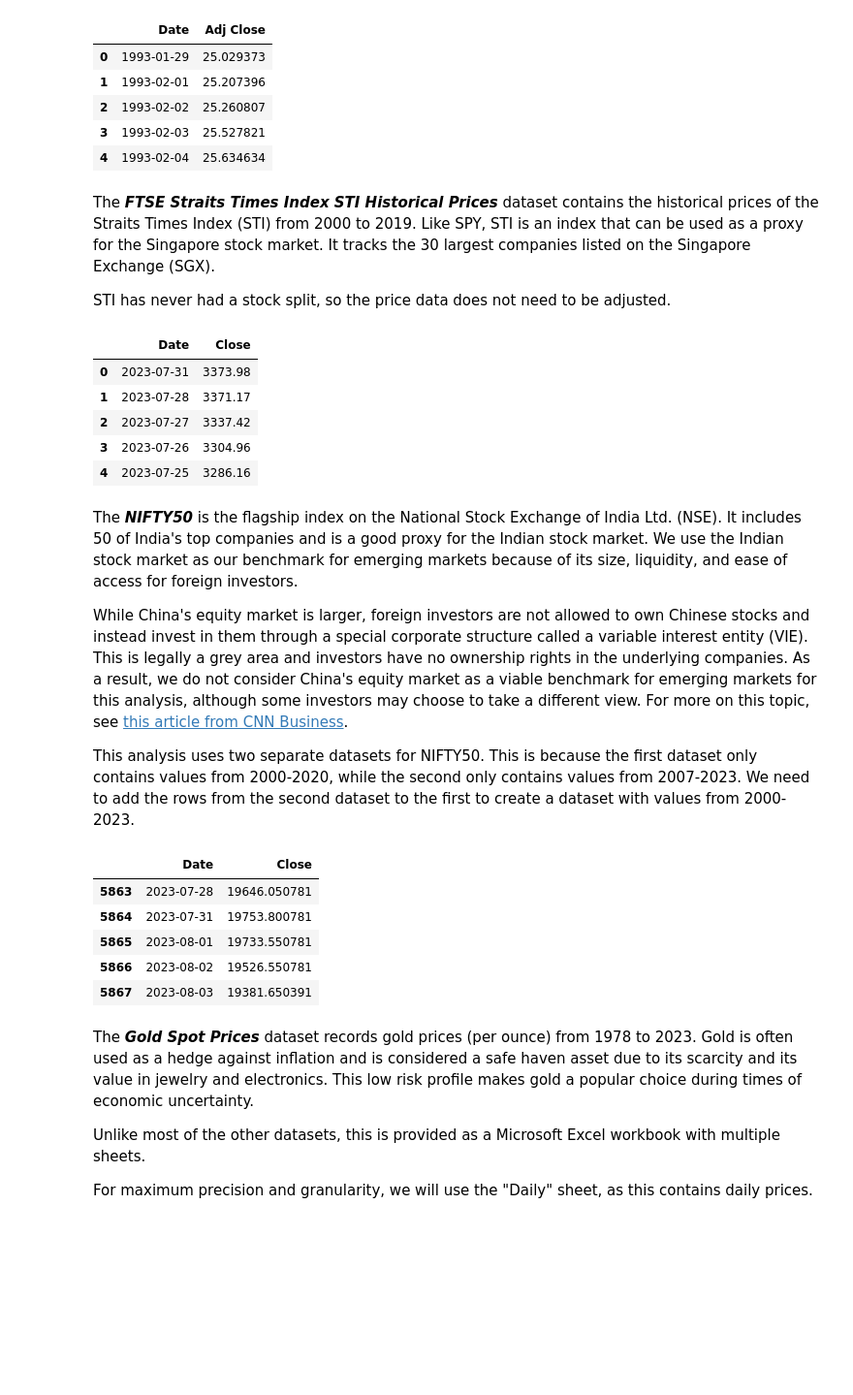
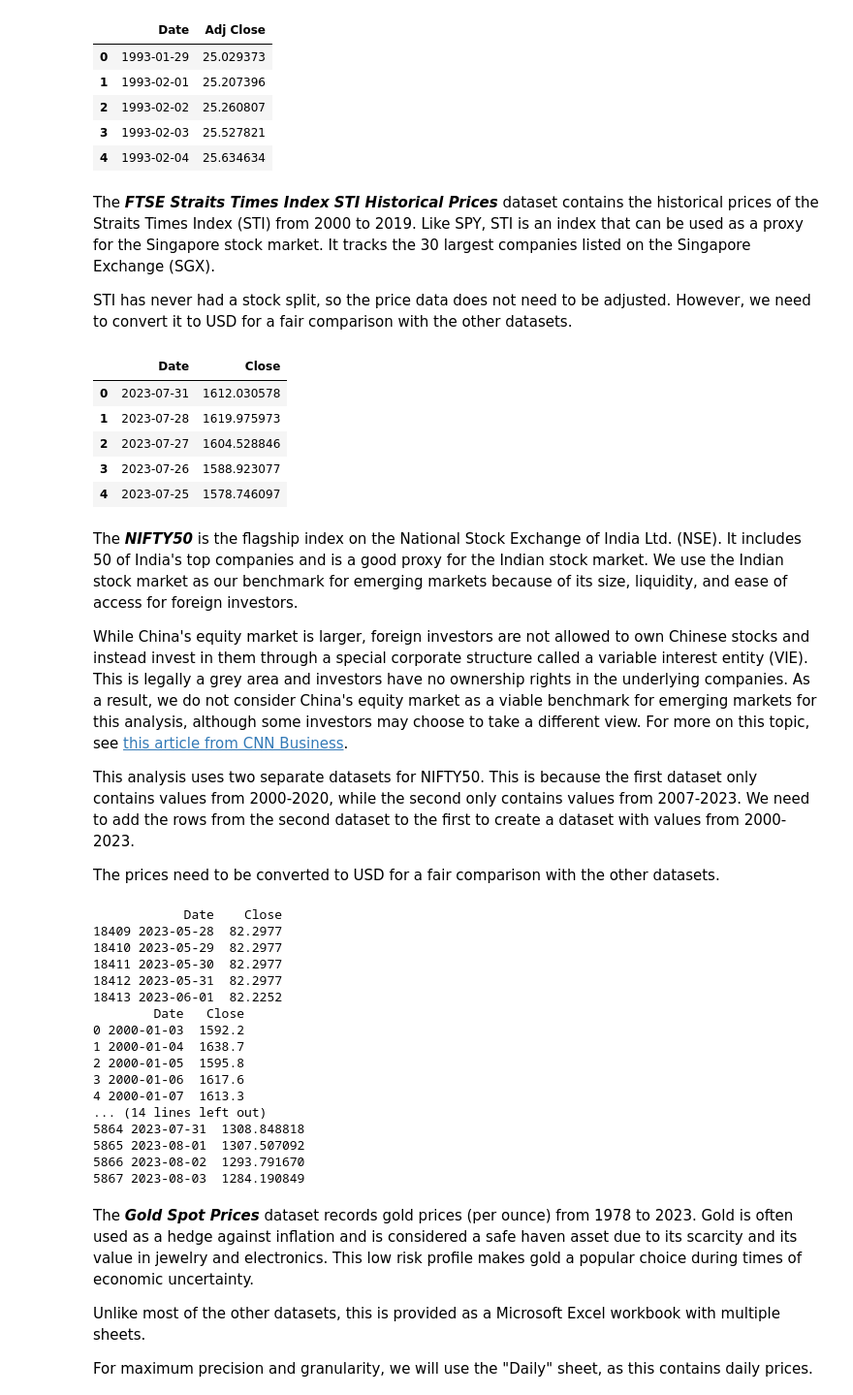
Before and after one commit to ConfuseIous/PDS-CA2, a Jupyter notebook: Main.ipynb, the cells around one changed output. Shown at 97% size. Drawn from its saved outputs; the diff is of its cells as text; code cells hidden in the pictures; blank space fills up the shorter version.

```diff
--- a/Main.ipynb
+++ b/Main.ipynb
@@ -69,0 +68,8 @@ usd_inr = pd.read_csv('data/EXINUS.csv', parse_dates=True)
+# %%
+usd_sgd = pd.read_csv('data/DEXSIUS.csv', parse_dates=True)
+usd_sgd.columns = ['Date', 'Close']
+# Some values of Close are ".", so we need to convert them to NaN
+usd_sgd['Close'] = usd_sgd['Close'].replace('.', np.nan)
+usd_sgd['Close'] = usd_sgd['Close'].fillna(method='ffill') # Forward fill the NaN values
+usd_sgd['Close'] = usd_sgd['Close'].astype(float) # Convert Close to float
+usd_sgd.tail()
@@ -89,28 +121,35 @@ data.spy_data.head()
 # %% [markdown]
 The ***FTSE Straits Times Index STI Historical Prices*** dataset contains the historical prices of the Straits Times Index (STI) from 2000 to 2019. Like SPY, STI is an index that can be used as a proxy for the Singapore stock market. It tracks the 30 largest companies listed on the Singapore Exchange (SGX).
 
-STI has never had a stock split, so the price data does not need to be adjusted.
+STI has never had a stock split, so the price data does not need to be adjusted. However, we need to convert it to USD for a fair comparison with the other datasets.
 # %%
 sti_data = pd.read_csv('data/STI.csv')
 sti_data = sti_data[['Date', ' Close']]
+sti_data.columns = ['Date', 'Close']
+
 # Date is formatted as mm/dd/yy, convert to datetime
 sti_data['Date'] = pd.to_datetime(sti_data['Date'], format='%m/%d/%y')
 
+# Convert to USD
+sti_data['Close'] = sti_data['Close'] / usd_sgd['Close']
+
 data.sti_data = sti_data
 data.sti_data.head()
 # %% [output]
 |  | Date | Close |
-| 0 | 2023-07-31 | 3373.98 |
-| 1 | 2023-07-28 | 3371.17 |
-| 2 | 2023-07-27 | 3337.42 |
-| 3 | 2023-07-26 | 3304.96 |
-| 4 | 2023-07-25 | 3286.16 |
+| 0 | 2023-07-31 | 1612.030578 |
+| 1 | 2023-07-28 | 1619.975973 |
+| 2 | 2023-07-27 | 1604.528846 |
+| 3 | 2023-07-26 | 1588.923077 |
+| 4 | 2023-07-25 | 1578.746097 |
 # %% [markdown]
 The ***NIFTY50*** is the flagship index on the National Stock Exchange of India Ltd. (NSE). It includes 50 of India's top companies and is a good proxy for the Indian stock market. We use the Indian stock market as our benchmark for emerging markets because of its size, liquidity, and ease of access for foreign investors.
 
 While China's equity market is larger, foreign investors are not allowed to own Chinese stocks and instead invest in them through a special corporate structure called a variable interest entity (VIE). This is legally a grey area and investors have no ownership rights in the underlying companies. As a result, we do not consider China's equity market as a viable benchmark for emerging markets for this analysis, although some investors may choose to take a different view. For more on this topic, see [this article from CNN Business](https://edition.cnn.com/2021/08/08/investing/stocks-week-ahead/index.html).
 
 This analysis uses two separate datasets for NIFTY50. This is because the first dataset only contains values from 2000-2020, while the second only contains values from 2007-2023. We need to add the rows from the second dataset to the first to create a dataset with values from 2000-2023.
+
+The prices need to be converted to USD for a fair comparison with the other datasets.
 # %%
 nifty_data = pd.read_csv('data/NIFTY50.csv')
 nifty_data = nifty_data[['Date', 'Close']]
@@ -124,22 +163,42 @@ nifty_data = pd.read_csv('data/^NSEI.csv')
 nifty_data = nifty_data[nifty_data['Date'] >= '2021-01-01']
 
 # Format data to match NIFTY50.csv
-nifty_data = nifty_data[['Date', 'Adj Close']]
-nifty_data.columns = ['Date', 'Close']
+nifty_data = nifty_data[['Date', 'Close']]
 nifty_data['Date'] = pd.to_datetime(nifty_data['Date'], format='%Y-%m-%d')
 
 # Combine datasets
 nifty_data = pd.concat([data.nifty_data, nifty_data])
 nifty_data = nifty_data.reset_index(drop=True)
+
+print(usd_inr.tail())
+print(nifty_data.head())
+print(nifty_data.tail())
+
+nifty_data['Close'] = nifty_data['Close'] / usd_inr['Close']
+
 data.nifty_data = nifty_data
 data.nifty_data.tail()
+
+print(nifty_data.head())
+print(nifty_data.tail())
 # %% [output]
-|  | Date | Close |
-| 5863 | 2023-07-28 | 19646.050781 |
-| 5864 | 2023-07-31 | 19753.800781 |
-| 5865 | 2023-08-01 | 19733.550781 |
-| 5866 | 2023-08-02 | 19526.550781 |
-| 5867 | 2023-08-03 | 19381.650391 |
+            Date    Close
+18409 2023-05-28  82.2977
+18410 2023-05-29  82.2977
+18411 2023-05-30  82.2977
+18412 2023-05-31  82.2977
+18413 2023-06-01  82.2252
+        Date   Close
+0 2000-01-03  1592.2
+1 2000-01-04  1638.7
+2 2000-01-05  1595.8
+3 2000-01-06  1617.6
+4 2000-01-07  1613.3
+... (14 lines left out)
+5864 2023-07-31  1308.848818
+5865 2023-08-01  1307.507092
+5866 2023-08-02  1293.791670
+5867 2023-08-03  1284.190849
 # %% [markdown]
 The ***Gold Spot Prices*** dataset records gold prices (per ounce) from 1978 to 2023. Gold is often used as a hedge against inflation and is considered a safe haven asset due to its scarcity and its value in jewelry and electronics. This low risk profile makes gold a popular choice during times of economic uncertainty.
 
```
Also changed, not shown: parts of 6 cells of this notebook.
